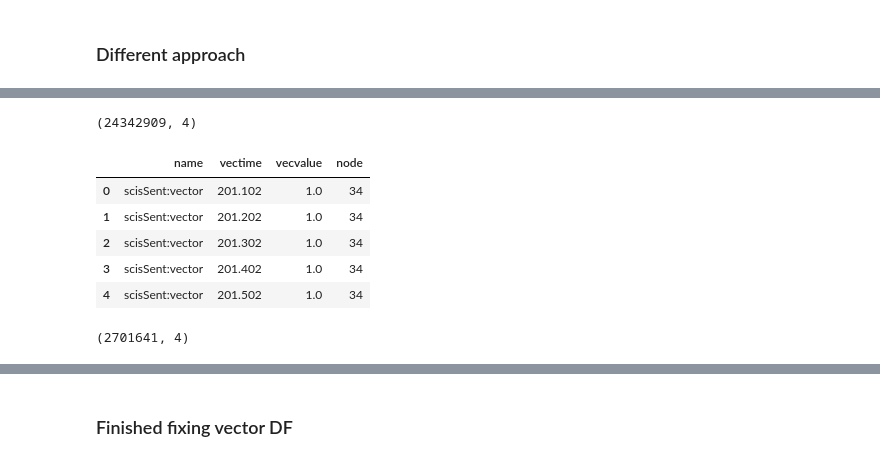
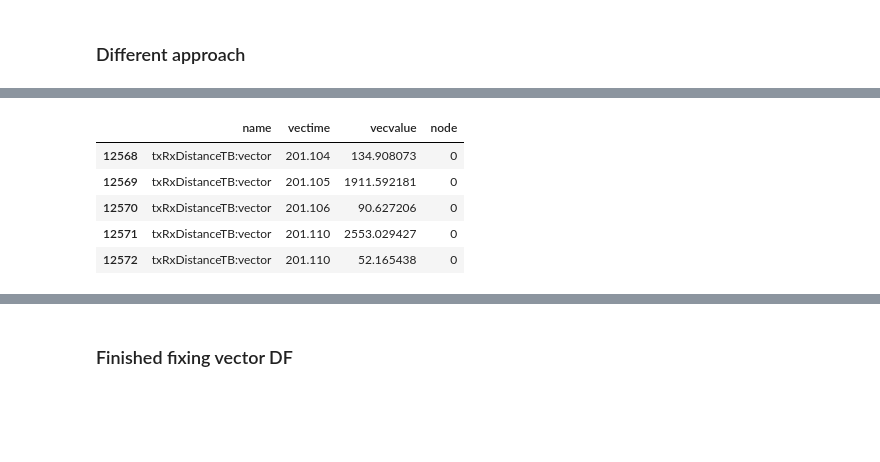
Before and after one commit to brianmc95/results-analysis, a Jupyter notebook: jupyter-notebooks/vector_fixes.ipynb, the cells around one changed output, grey strips where cells are left out. Saved outputs shown, nothing was run; the diff lists cells and outputs as text; code cells hidden in the pictures; blank space fills up the shorter version.

```diff
--- a/jupyter-notebooks/vector_fixes.ipynb
+++ b/jupyter-notebooks/vector_fixes.ipynb
@@ -165,22 +175,20 @@ vecvalue_split = test
 # %%
 lst_col = "vecvalue"
-testB = pd.DataFrame({
+vecvalue_split = pd.DataFrame({
     col:np.repeat(rows_we_want[col].values, rows_we_want[lst_col].str.len())
     for col in rows_we_want.columns.difference([lst_col])}).assign(**{lst_col:np.concatenate(rows_we_want[lst_col].values)})[rows_we_want.columns.tolist()]
 # %%
-testB["vectime"] = test["vectime"]
+vecvalue_split["vectime"] = vectime_split["vectime"]
 # %%
-node_include_df = testB
+node_include_df = vecvalue_split
-# %%
-node_include_df.shape
-# %% [output]
-(24342909, 4)
+# %%
+node_filtered_df = node_include_df[node_include_df["name"] == "txRxDistanceTB:vector"]
 # %%
-node_include_df.head()
+node_filtered_df.head()
 # %% [output]
 |  | name | vectime | vecvalue | node |
-| 0 | scisSent:vector | 201.102 | 1.0 | 34 |
-| 1 | scisSent:vector | 201.202 | 1.0 | 34 |
-| 2 | scisSent:vector | 201.302 | 1.0 | 34 |
-| 3 | scisSent:vector | 201.402 | 1.0 | 34 |
-| 4 | scisSent:vector | 201.502 | 1.0 | 34 |
+| 12568 | txRxDistanceTB:vector | 201.104 | 134.908073 | 0 |
+| 12569 | txRxDistanceTB:vector | 201.105 | 1911.592181 | 0 |
+| 12570 | txRxDistanceTB:vector | 201.106 | 90.627206 | 0 |
+| 12571 | txRxDistanceTB:vector | 201.110 | 2553.029427 | 0 |
+| 12572 | txRxDistanceTB:vector | 201.110 | 52.165438 | 0 |
@@ -189,7 +195,3 @@ node_filtered_df = node_include_df[node_include_df["name"] == "txRxDistance:vect
 # %%
-node_filtered_df.head()
-node_filtered_df = node_filtered_df.iloc[::2, :]
-node_filtered_df.shape
+# node_filtered_df = node_filtered_df.iloc[::2, :]
-# %% [output]
-(2701641, 4)
 # %%
```
Also changed, not shown: parts of 15 cells of this notebook, 3 other files.
